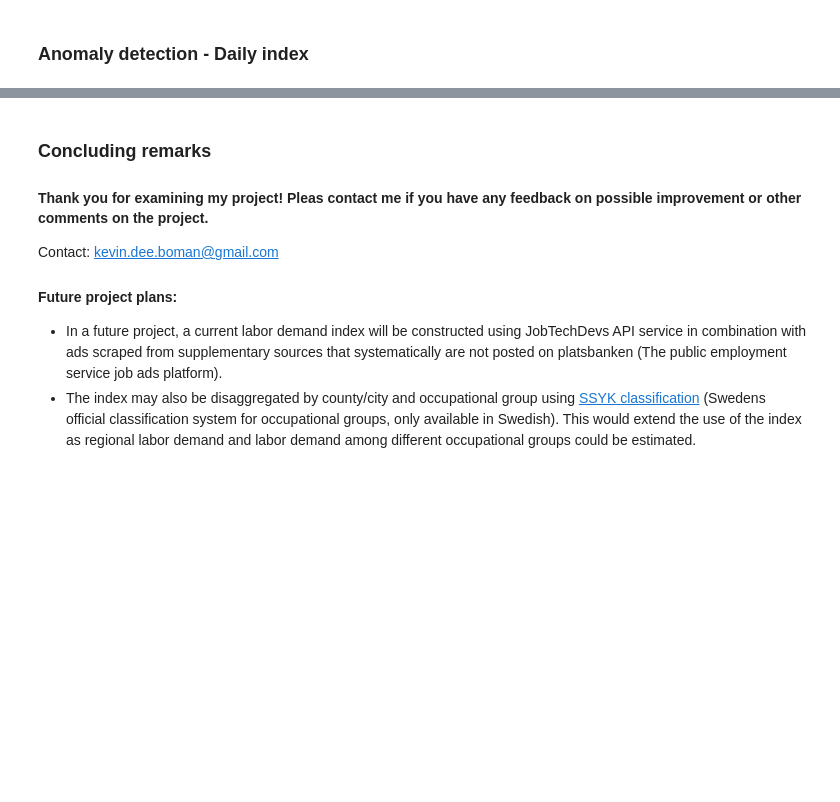
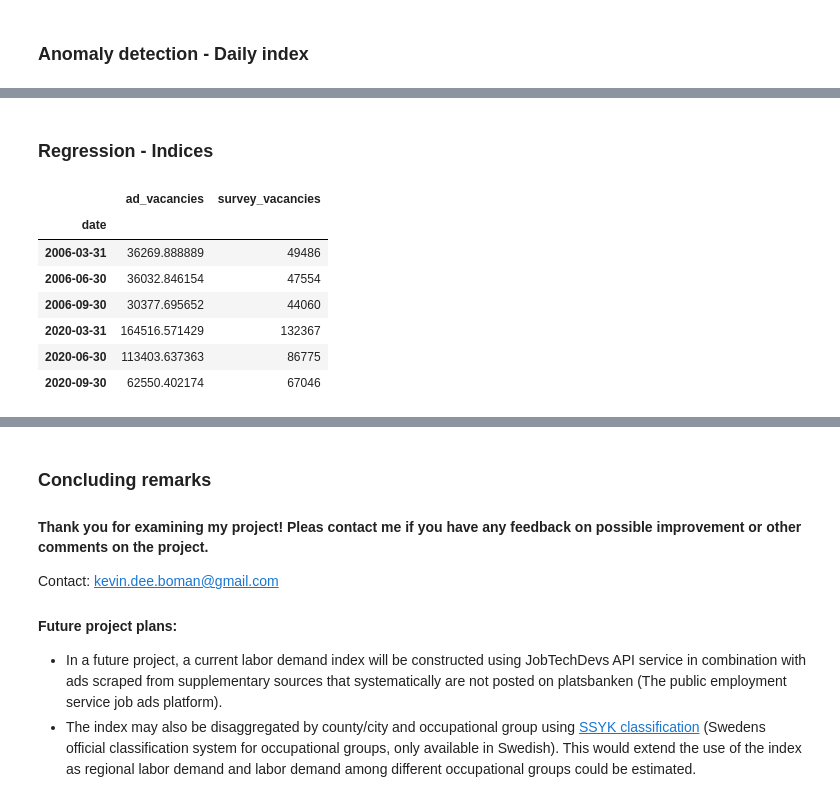
Before and after one commit to kevindeeboman/masters_project, a Jupyter notebook: masters_project.ipynb, the cells around one changed output, grey strips where cells are left out. Saved outputs shown, nothing was run; the diff lists cells and outputs as text; code cells hidden in the pictures; blank space fills up the shorter version.

```diff
--- a/masters_project.ipynb
+++ b/masters_project.ipynb
@@ -151,10 +152,10 @@ with open(f'/Users/Kevin/Desktop/project_dta/csv_pd2006_2020/results.csv', mode=
 - The selected comparison data is between Q1 2006 - Q3 2020 which coincides with our job ads data.
 # %%
 # Importing results and comparison csv files and adding appropriate datetime indexing #
-results = pd.read_csv('/Users/Kevin/Desktop/project_dta/csv_pd2006_2020/results.csv', names=['date', 'vacancies'])
-results['date'] = pd.to_datetime(results['date'])
-comparison = pd.read_csv('/Users/Kevin/Desktop/project_dta/csv_pd2006_2020/lediga_jobb.csv')
-comparison['date'] = pd.date_range('2006-01-01','2020-12-01', freq='Q')
+results = pd.read_csv('/Users/Kevin/Desktop/project_dta/csv_pd2006_2020/results.csv', names=['date', 'ad_vacancies'])
+results = results.set_index(pd.to_datetime(results['date'])).drop('date', axis=1)
+comparison = pd.read_csv('/Users/Kevin/Desktop/project_dta/csv_pd2006_2020/lediga_jobb.csv').drop('quarter', axis=1)
+comparison = comparison.set_index(pd.date_range('2006-01-01','2020-12-01', freq='Q'))
 # %%
 # Creating range and labels for plot x-axis #
 date_index = pd.date_range('2006','2022', freq='Y')
@@ -191,17 +193,15 @@ plt.show()
 ### Time series decomposition
 # %%
 # Decomposition of the daily index # Results == res #
-res = results.set_index(results['date']).drop(['date'], axis=1)
-res_stl = STL(res, period =365).fit()
+res_stl = STL(results, period =365).fit()
 res_seasonal, res_trend, res_resid = res_stl.seasonal, res_stl.trend, res_stl.resid
 
 # Decomposition of the comparison index # Comparison == comp #
-comp = comparison.set_index(comparison['date']).drop(['date', 'quarter'], axis=1)
-comp_stl = STL(comp, period =4).fit()
+comp_stl = STL(comparison, period =4).fit()
 comp_seasonal, comp_trend, comp_resid = comp_stl.seasonal, comp_stl.trend, comp_stl.resid
 
 # All components gatherd in a dictionary for ease of use #
-all_components = {('Original indices', 1):(res, comp), ('Trend', 2):(res_trend, comp_trend), ('Seasonal', 3):(res_seasonal, comp_seasonal), ('Residual', 4):(res_resid, comp_resid)}
+all_components = {('Original indices', 1):(results, comparison), ('Trend', 2):(res_trend, comp_trend), ('Seasonal', 3):(res_seasonal, comp_seasonal), ('Residual', 4):(res_resid, comp_resid)}
 # %%
 %matplotlib inline
 plt.style.use('seaborn')
@@ -236,3 +239,20 @@ plt.xlim(datetime(2006,1,1), datetime(2020,12,31))
 plt.show()
 # %% [output]
 [drawing not drawn]
+# %% [markdown]
+### Regression - Indices
+# %%
+# We use the mean job ads vacancies for each quarter #
+results_resampled = results.resample('Q').mean().iloc[:-1,:]
+res_comp = results_resampled.join(comparison).rename(columns={'Total':'survey_vacancies'})
+# First and last three observations #
+display(res_comp.iloc[[0, 1, 2, -3, -2, -1],:])
+# %% [output]
+|  | ad_vacancies | survey_vacancies |
+| date |  |  |
+| 2006-03-31 | 36269.888889 | 49486 |
+| 2006-06-30 | 36032.846154 | 47554 |
+| 2006-09-30 | 30377.695652 | 44060 |
+| 2020-03-31 | 164516.571429 | 132367 |
+| 2020-06-30 | 113403.637363 | 86775 |
+| 2020-09-30 | 62550.402174 | 67046 |
```
Also changed, not shown: parts of 9 cells of this notebook.
